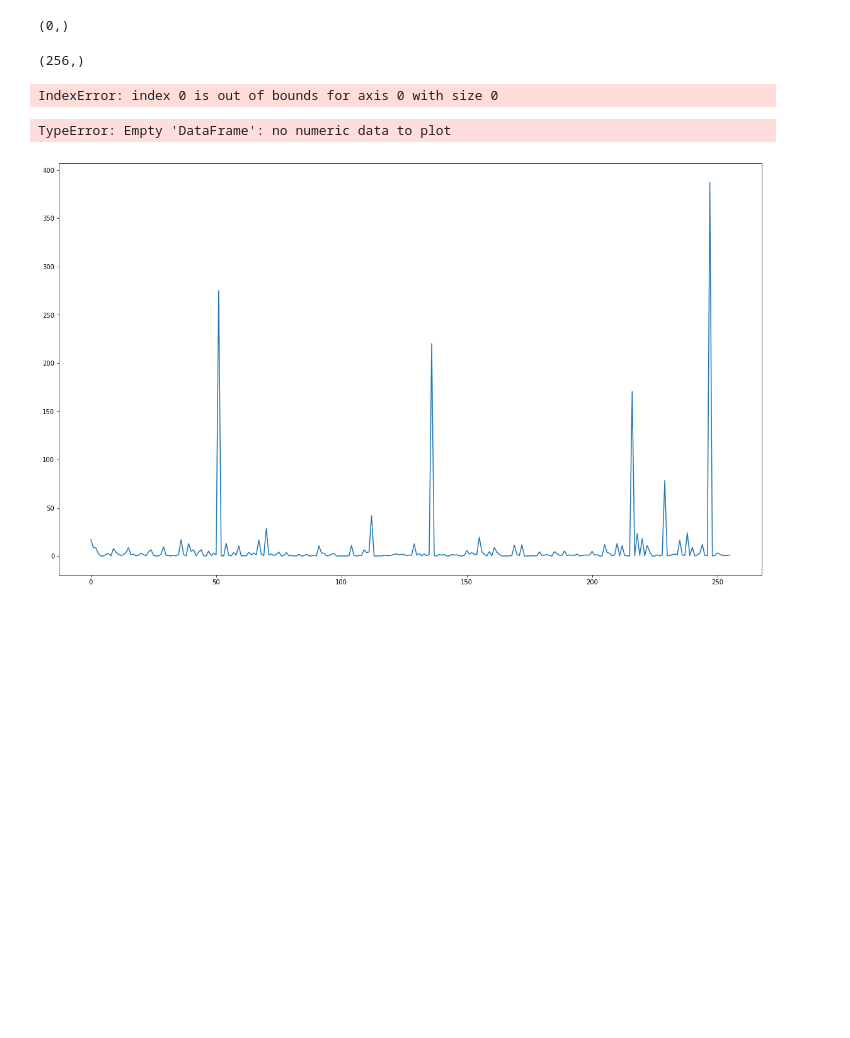
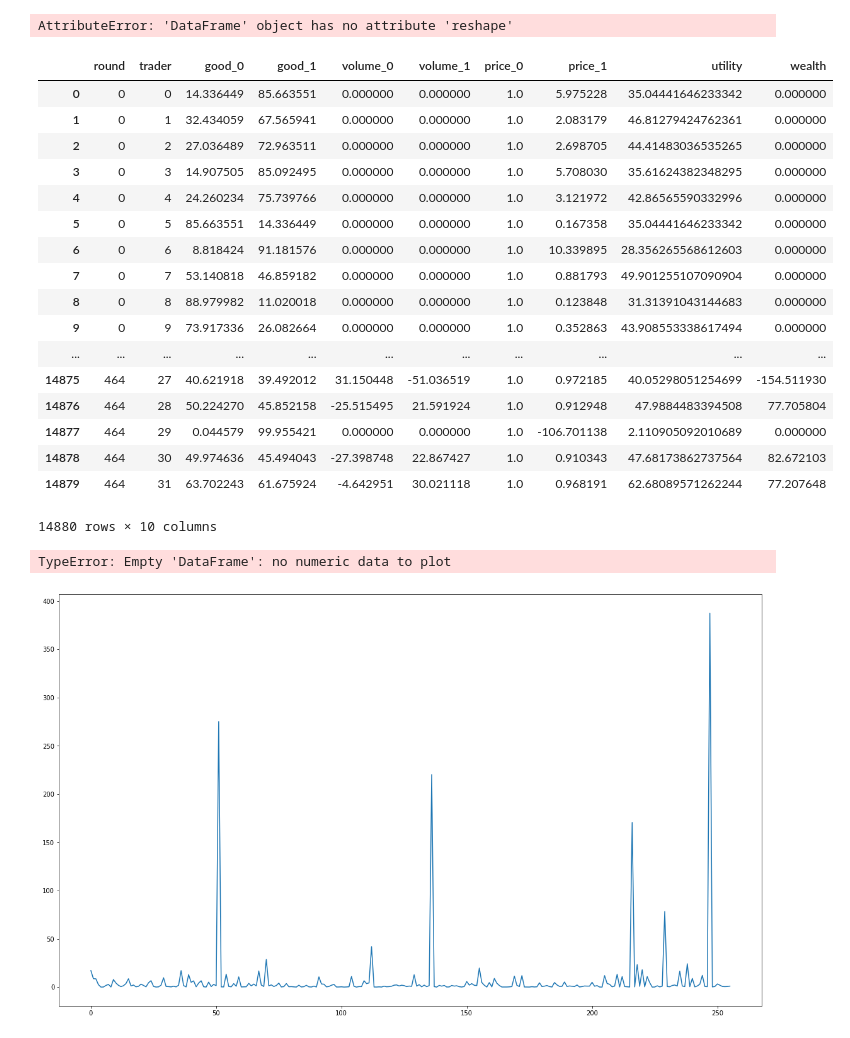
Before and after one commit to dprentiss/dispersedexchange, a Jupyter notebook: exchange.ipynb, the cells around one changed output. Cells and saved outputs as stored; diff of their text form; code cells hidden in the pictures; blank space fills up the shorter version.

```diff
--- a/exchange.ipynb
+++ b/exchange.ipynb
@@ -2,22 +2,33 @@
 import numpy as np
 import pandas as pd
 import matplotlib.pyplot as plt
-# %%
-W = np.genfromtxt('wealthChange.txt', delimiter=',')
-W.shape
-# %% [output]
-(0,)
-# %%
-P = np.genfromtxt('mrs.txt', delimiter=',')
-P.shape
-# %% [output]
-(256,)
-# %%
-min = W[0].argmin()
-# %% [output]
-IndexError: index 0 is out of bounds for axis 0 with size 0
+# %%
+W = pd.read_csv('2018-11-02T19.43.45.812Z-1541187825803s-32a-2g.csv', sep=',')
+# %% [output]
+AttributeError: 'DataFrame' object has no attribute 'reshape'
 # %%
-wealth = pd.DataFrame(W)
+df = pd.DataFrame(W)
+# %%
+df
+# %% [output]
+|  | round | trader | good_0 | good_1 | volume_0 | volume_1 | price_0 | price_1 | utility | wealth |
+| 0 | 0 | 0 | 14.336449 | 85.663551 | 0.000000 | 0.000000 | 1.0 | 5.975228 | 35.04441646233342 | 0.000000 |
+| 1 | 0 | 1 | 32.434059 | 67.565941 | 0.000000 | 0.000000 | 1.0 | 2.083179 | 46.81279424762361 | 0.000000 |
+| 2 | 0 | 2 | 27.036489 | 72.963511 | 0.000000 | 0.000000 | 1.0 | 2.698705 | 44.41483036535265 | 0.000000 |
+| 3 | 0 | 3 | 14.907505 | 85.092495 | 0.000000 | 0.000000 | 1.0 | 5.708030 | 35.61624382348295 | 0.000000 |
+| 4 | 0 | 4 | 24.260234 | 75.739766 | 0.000000 | 0.000000 | 1.0 | 3.121972 | 42.86565590332996 | 0.000000 |
+| 5 | 0 | 5 | 85.663551 | 14.336449 | 0.000000 | 0.000000 | 1.0 | 0.167358 | 35.04441646233342 | 0.000000 |
+| 6 | 0 | 6 | 8.818424 | 91.181576 | 0.000000 | 0.000000 | 1.0 | 10.339895 | 28.356265568612603 | 0.000000 |
+| 7 | 0 | 7 | 53.140818 | 46.859182 | 0.000000 | 0.000000 | 1.0 | 0.881793 | 49.901255107090904 | 0.000000 |
+| 8 | 0 | 8 | 88.979982 | 11.020018 | 0.000000 | 0.000000 | 1.0 | 0.123848 | 31.31391043144683 | 0.000000 |
+| 9 | 0 | 9 | 73.917336 | 26.082664 | 0.000000 | 0.000000 | 1.0 | 0.352863 | 43.908553338617494 | 0.000000 |
+| ... | ... | ... | ... | ... | ... | ... | ... | ... | ... | ... |
+| 14875 | 464 | 27 | 40.621918 | 39.492012 | 31.150448 | -51.036519 | 1.0 | 0.972185 | 40.05298051254699 | -154.511930 |
+| 14876 | 464 | 28 | 50.224270 | 45.852158 | -25.515495 | 21.591924 | 1.0 | 0.912948 | 47.9884483394508 | 77.705804 |
+| 14877 | 464 | 29 | 0.044579 | 99.955421 | 0.000000 | 0.000000 | 1.0 | -106.701138 | 2.110905092010689 | 0.000000 |
+| 14878 | 464 | 30 | 49.974636 | 45.494043 | -27.398748 | 22.867427 | 1.0 | 0.910343 | 47.68173862737564 | 82.672103 |
+| 14879 | 464 | 31 | 63.702243 | 61.675924 | -4.642951 | 30.021118 | 1.0 | 0.968191 | 62.68089571262244 | 77.207648 |
+14880 rows × 10 columns
 # %%
 ax = wealth.plot(figsize=(20,12), legend=False)
 # %% [output]
```
Also changed, not shown: 1 other file.
